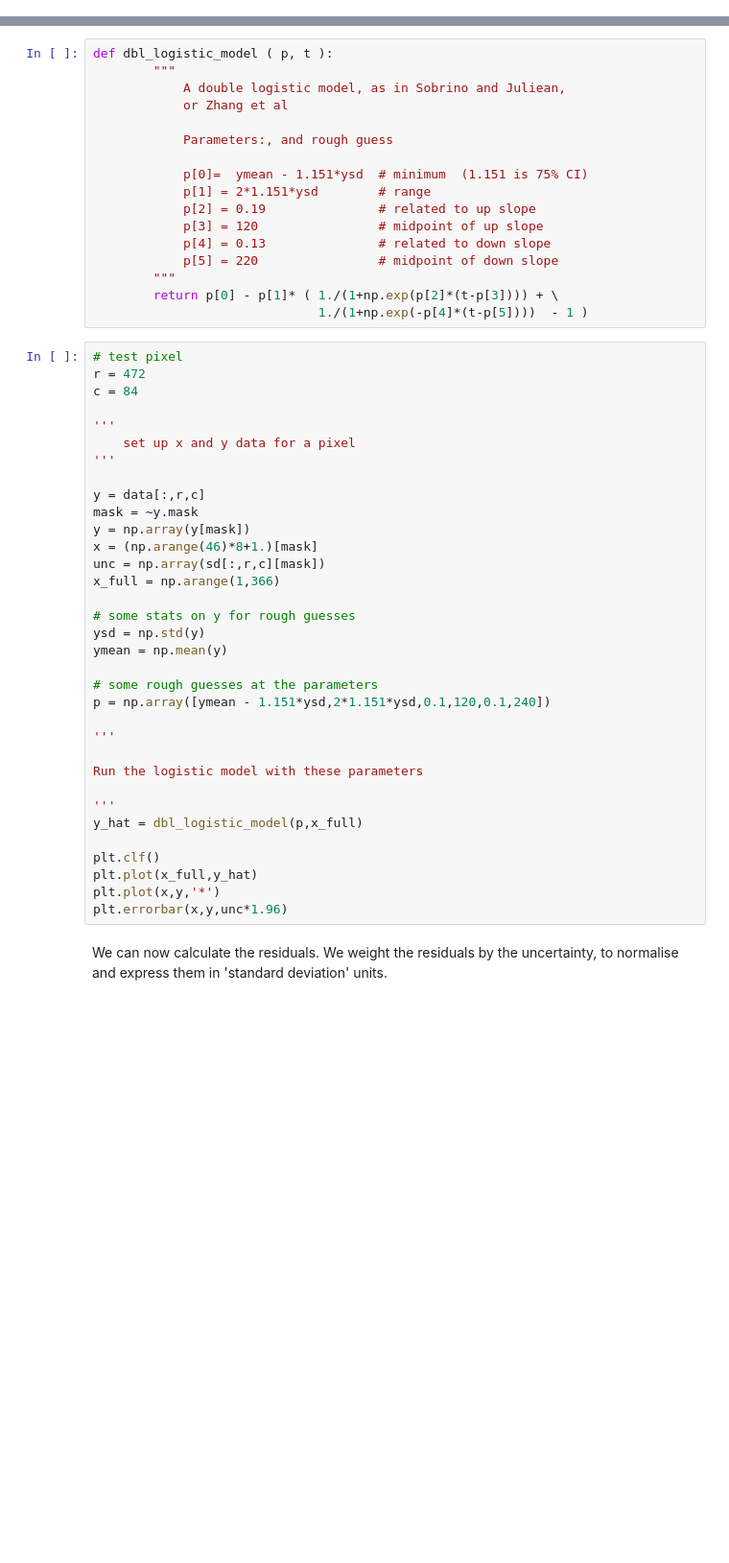
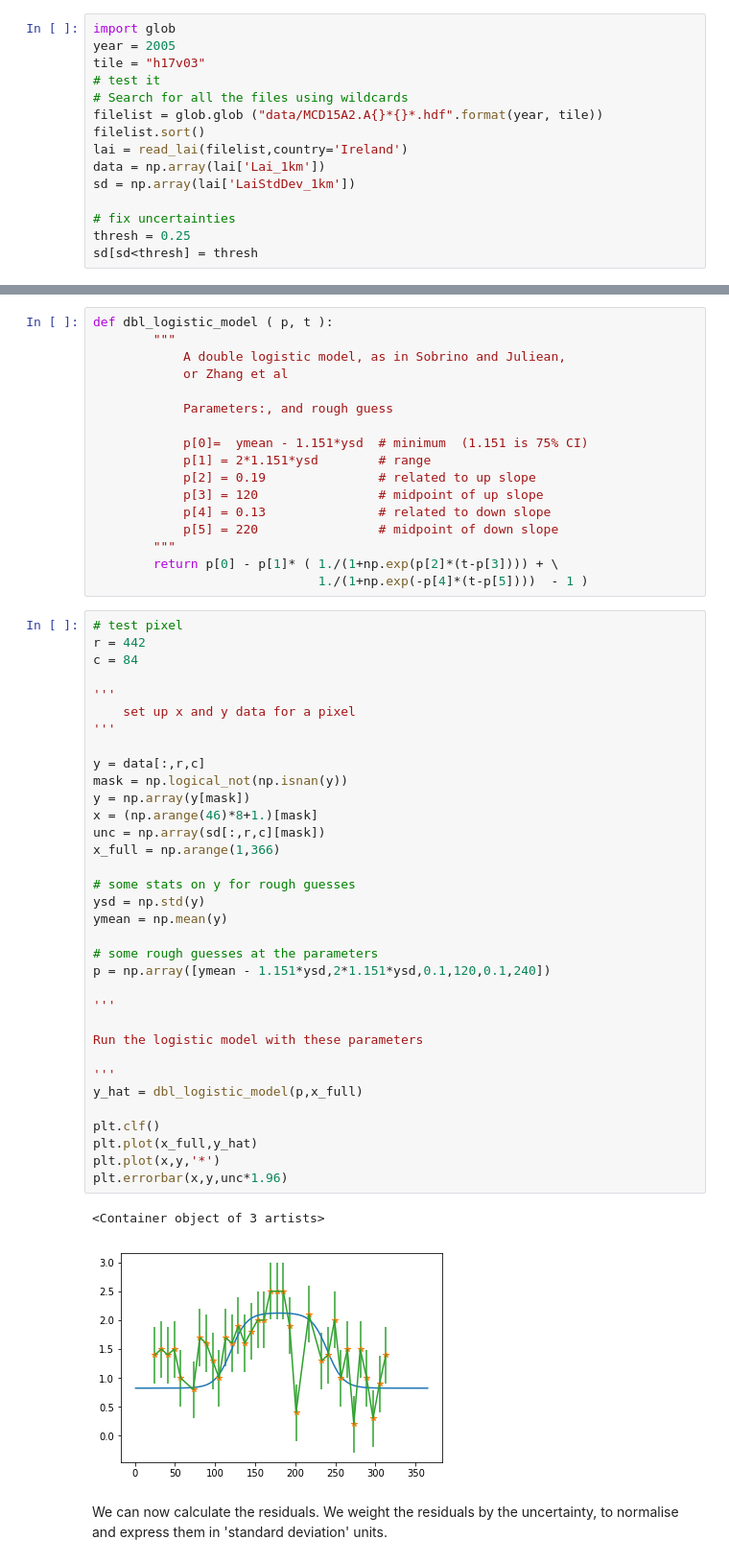
Before and after one commit to profLewis/geogg122, a Jupyter notebook: Chapter5_Interpolation/Model_fitting.ipynb, the cells around one changed output, grey strips where cells are left out. Shown at 96% size. Saved outputs shown, nothing was run; the diff lists cells and outputs as text; blank space fills up the shorter version.

```diff
--- a/Chapter5_Interpolation/Model_fitting.ipynb
+++ b/Chapter5_Interpolation/Model_fitting.ipynb
@@ -64,0 +31,15 @@ sd[sd<thresh] = thresh
+# %%
+import glob
+year = 2005
+tile = "h17v03"
+# test it
+# Search for all the files using wildcards
+filelist = glob.glob ("data/MCD15A2.A{}*{}*.hdf".format(year, tile))
+filelist.sort()
+lai = read_lai(filelist,country='Ireland')
+data = np.array(lai['Lai_1km'])
+sd = np.array(lai['LaiStdDev_1km'])
+
+# fix uncertainties
+thresh = 0.25
+sd[sd<thresh] = thresh
@@ -89,38 +72,41 @@ def dbl_logistic_model ( p, t ):
                               1./(1+np.exp(-p[4]*(t-p[5])))  - 1 )
 # %%
 # test pixel
-r = 472
+r = 442
 c = 84
 
 '''
     set up x and y data for a pixel
 '''
 
 y = data[:,r,c]
-mask = ~y.mask
+mask = np.logical_not(np.isnan(y))
 y = np.array(y[mask])
 x = (np.arange(46)*8+1.)[mask]
 unc = np.array(sd[:,r,c][mask])
 x_full = np.arange(1,366)
 
 # some stats on y for rough guesses
 ysd = np.std(y)
 ymean = np.mean(y)
 
 # some rough guesses at the parameters
 p = np.array([ymean - 1.151*ysd,2*1.151*ysd,0.1,120,0.1,240])
 
 '''
 
 Run the logistic model with these parameters
 
 '''
 y_hat = dbl_logistic_model(p,x_full)
 
 plt.clf()
 plt.plot(x_full,y_hat)
 plt.plot(x,y,'*')
 plt.errorbar(x,y,unc*1.96)
+# %% [output]
+<Container object of 3 artists>
+[figure, added]
 # %% [markdown]
 We can now calculate the residuals. We weight the residuals by the uncertainty, to normalise and express them in 'standard deviation' units.
 # %%
```
Also changed, not shown: parts of 16 cells of this notebook, 2 other files.
